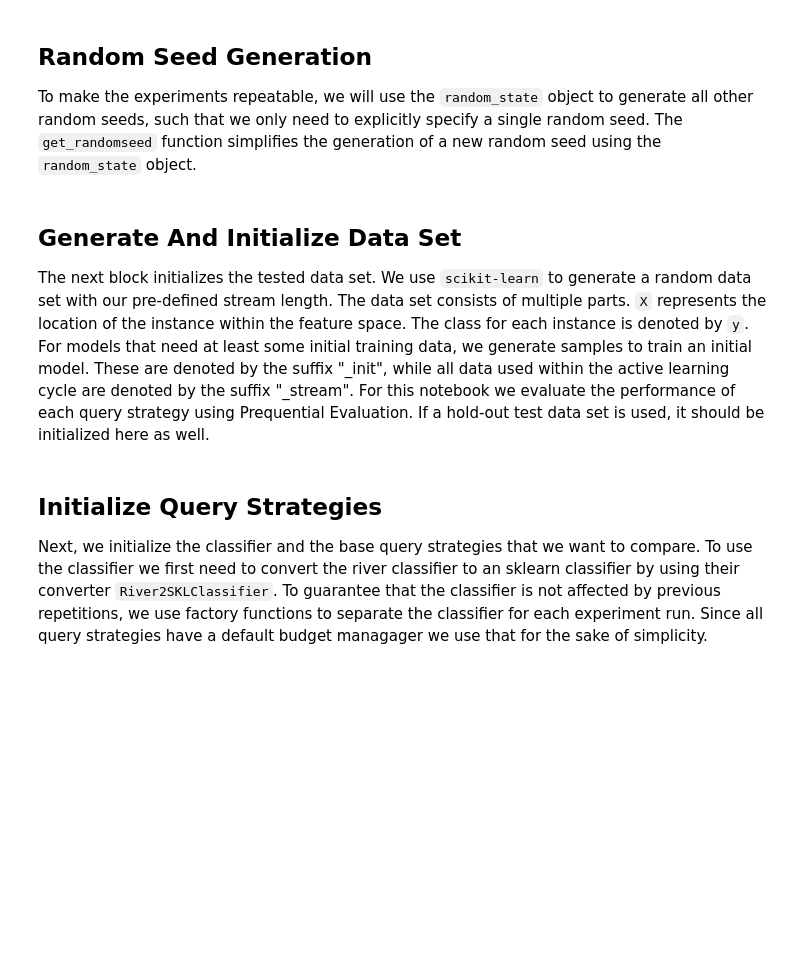
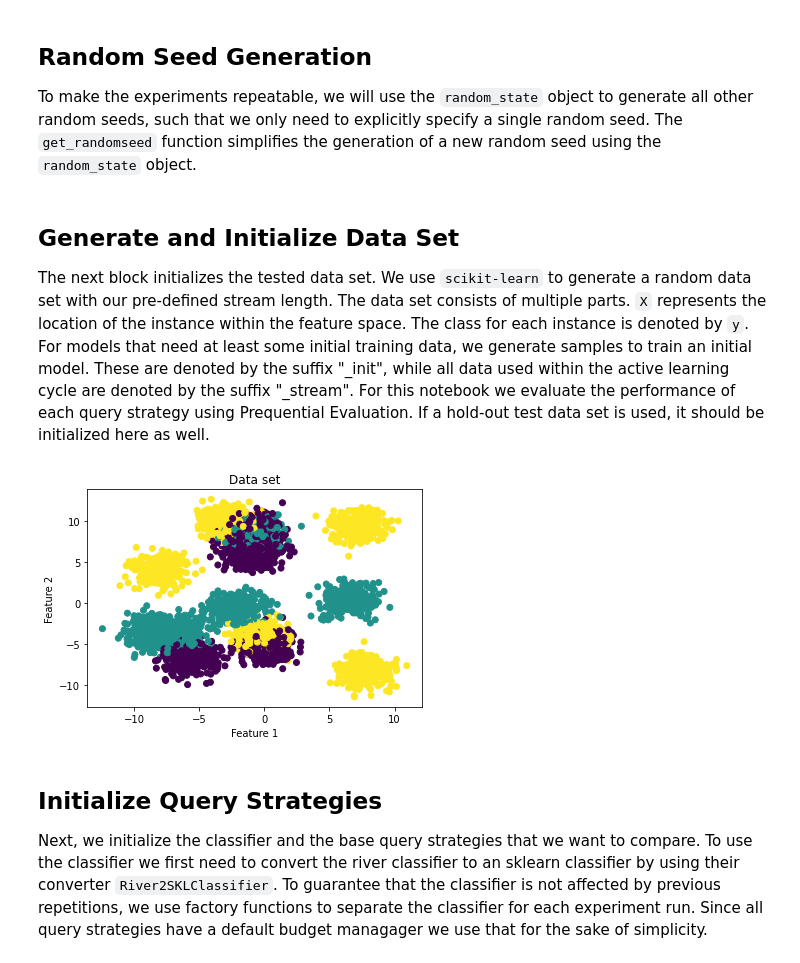
Before and after one commit to scikit-activeml/scikit-activeml, a Jupyter notebook: tutorials/22_river_classifier.ipynb, the cells around one changed output. Drawn from its saved outputs; the diff is of its cells as text; code cells hidden in the pictures; blank space fills up the shorter version.

Commit message:
update river notebook documentation and add data plot

```diff
--- a/tutorials/22_river_classifier.ipynb
+++ b/tutorials/22_river_classifier.ipynb
@@ -24,7 +23,7 @@ Before the experiments can start, we need to construct an artificial data set. F
 # number of instances that are provided to the classifier
 init_train_length = 10
 # the length of the data stream
-stream_length = 10000
+stream_length = 5000
 # the parameter dedicated to decide if the classifier needs to be refited with X and y.
 fit_clf = False
 # %% [markdown]
@@ -37,20 +36,28 @@ random_state = np.random.RandomState(42)
 def get_randomseed(random_state):
     return random_state.randint(2**31-1)
 # %% [markdown]
-## Generate And Initialize Data Set
+## Generate and Initialize Data Set
 The next block initializes the tested data set. We use `scikit-learn` to generate a random data set with our pre-defined stream length. The data set consists of multiple parts. `X` represents the location of the instance within the feature space. The class for each instance is denoted by `y`.
 For models that need at least some initial training data, we generate samples to train an initial model. These are denoted by the suffix "_init", while all data used within the active learning cycle are denoted by the suffix "_stream". For this notebook we evaluate the performance of each query strategy using Prequential Evaluation. If a hold-out test data set is used, it should be initialized here as well.
 # %%
 X, y_centers = sklearn.datasets.make_blobs(
     n_samples=init_train_length + stream_length,
-    centers=30,
+    centers=15,
     random_state=get_randomseed(random_state),
     shuffle=True)
-y = y_centers % 2
+y = y_centers % 3
 X_init = X[:init_train_length, :]
 y_init = y[:init_train_length]
 X_stream = X[init_train_length:, :]
 y_stream = y[init_train_length:]
+# %%
+plt.scatter(X[:, 0], X[:, 1], c=y)
+plt.xlabel('Feature 1')
+plt.ylabel('Feature 2')
+plt.title('Data set');
+plt.show()
+# %% [output]
+[figure, added]
 # %% [markdown]
 ## Initialize Query Strategies
 Next, we initialize the classifier and the base query strategies that we want to compare. To use the classifier we first need to convert the river classifier to an sklearn classifier by using their converter `River2SKLClassifier`. To guarantee that the classifier is not affected by previous repetitions, we use factory functions to separate the classifier for each experiment run. Since all query strategies have a default budget managager we use that for the sake of simplicity.
```
Also changed, not shown: parts of 3 cells of this notebook.
